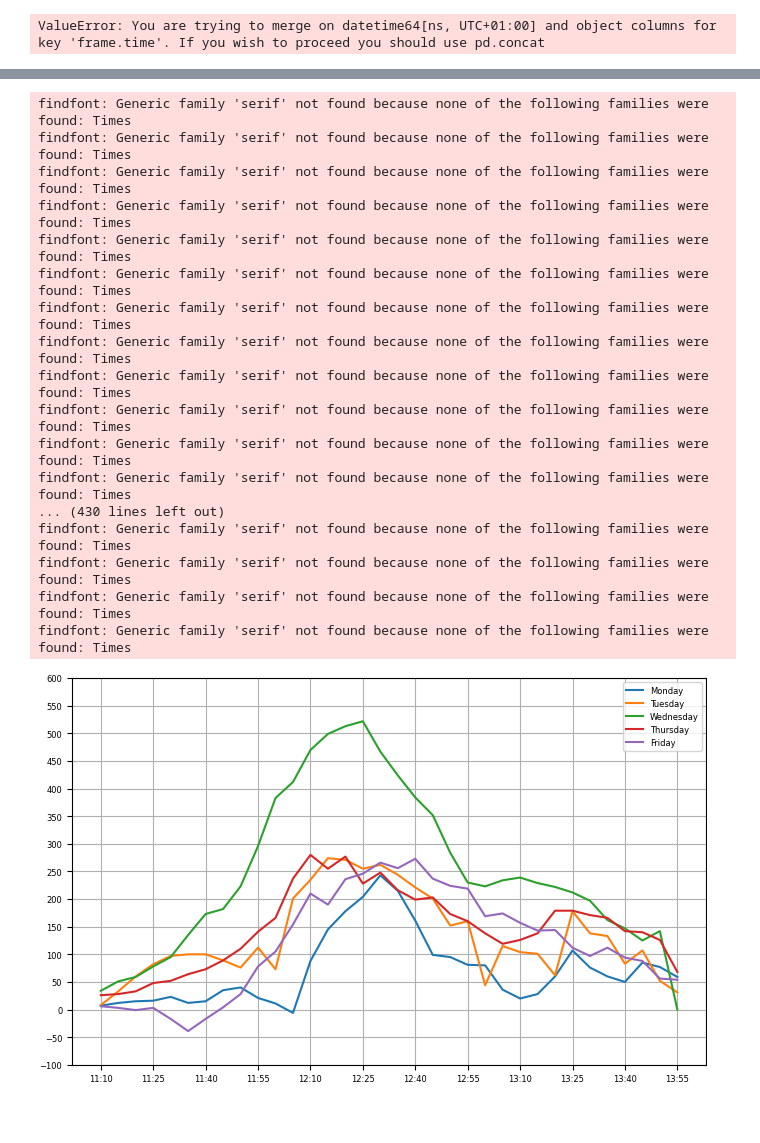
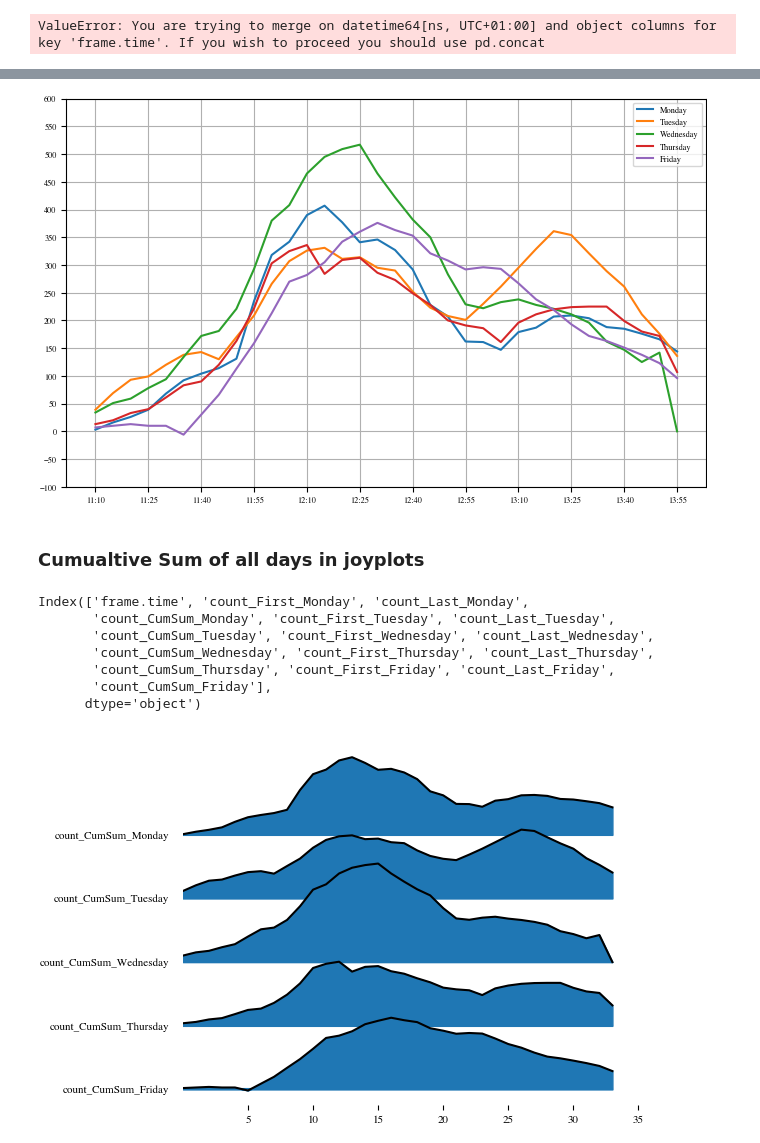
Before and after one commit to danielbischofff/dataLiteracyPeopleCounting, a Jupyter notebook: PeopleFlowMensa.ipynb, the cells around one changed output, grey strips where cells are left out. Saved outputs shown, nothing was run; the diff lists cells and outputs as text; code cells hidden in the pictures; blank space fills up the shorter version.

```diff
--- a/PeopleFlowMensa.ipynb
+++ b/PeopleFlowMensa.ipynb
@@ -240,0 +301,6 @@ d5timeCountLastFriday = keepOnlyTime(d5CountLastFriday).sort_index()
+# %%
+d5FirstLastMonday = rename_merge([d5CountFirstMonday, d5CountLastMonday], ['First', 'Last'])
+d5FirstLastTuesday = rename_merge([d5CountFirstTuesday, d5CountLastTuesday], ['First', 'Last'])
+d5FirstLastWednesday = rename_merge([d5CountFirstWednesday, d5CountLastWednesday], ['First', 'Last'])
+d5FirstLastThursday = rename_merge([d5CountFirstThursday, d5CountLastThursday], ['First', 'Last'])
+d5FirstLastFriday = rename_merge([d5CountFirstFriday, d5CountLastFriday], ['First', 'Last'])
@@ -240,0 +309,6 @@ d5timeCountLastFriday = keepOnlyTime(d5CountLastFriday).sort_index()
+# %%
+d5FirstLastCumSumMonday =  getcumSumMerged(d5FirstLastMonday)
+d5FirstLastCumSumTuesday =  getcumSumMerged(d5FirstLastTuesday)
+d5FirstLastCumSumWednesday =  getcumSumMerged(d5FirstLastWednesday)
+d5FirstLastCumSumThursday =  getcumSumMerged(d5FirstLastThursday)
+d5FirstLastCumSumFriday =  getcumSumMerged(d5FirstLastFriday)
@@ -240,0 +323,6 @@ d5timeCountLastFriday = keepOnlyTime(d5CountLastFriday).sort_index()
+# %%
+d5TimeFirstLastCumSumMonday = keepOnlyTime(d5FirstLastCumSumMonday)
+d5TimeFirstLastCumSumTuesday = keepOnlyTime(d5FirstLastCumSumTuesday)
+d5TimeFirstLastCumSumWednesday = keepOnlyTime(d5FirstLastCumSumWednesday)
+d5TimeFirstLastCumSumThursday = keepOnlyTime(d5FirstLastCumSumThursday)
+d5TimeFirstLastCumSumFriday = keepOnlyTime(d5FirstLastCumSumFriday)
@@ -353,2 +415,2 @@ plotQueue(naive_queue_model(3, 6, d1timeCountFirstWednesday),d1CumSumWednesday ,
 # %%
-d5WeekFirst = rename_merge([d5timeCountFirstMonday, d5timeCountFirstTuesday, d5timeCountFirstWednesday, d5timeCountFirstThursday, d5timeCountFirstFriday ], ['Monday', 'Tuesday', 'Wednesday', 'Thursday', 'Friday'])
+d5Week = rename_merge([d5TimeFirstLastCumSumMonday, d5TimeFirstLastCumSumTuesday, d5TimeFirstLastCumSumWednesday, d5TimeFirstLastCumSumThursday, d5TimeFirstLastCumSumFriday], ['Monday', 'Tuesday', 'Wednesday', 'Thursday', 'Friday'])
@@ -499,34 +520,17 @@ d5CumSumDaysMerged = rename_merge([d5CumSumMonday,d5CumSumTuesday,d5CumSumWednes
 # %%
 plt.rcParams.update(bundles.icml2022(column='full', nrows=1, ncols=1, usetex=False))
-plt.plot(d5CumSumDaysMerged['frame.time'],d5CumSumDaysMerged['count_Monday'], label='Monday')
-plt.plot(d5CumSumDaysMerged['frame.time'],d5CumSumDaysMerged['count_Tuesday'], label='Tuesday')
-plt.plot(d5CumSumDaysMerged['frame.time'],d5CumSumDaysMerged['count_Wednesday'], label='Wednesday')
-plt.plot(d5CumSumDaysMerged['frame.time'],d5CumSumDaysMerged['count_Thursday'], label='Thursday')
-plt.plot(d5CumSumDaysMerged['frame.time'],d5CumSumDaysMerged['count_Friday'], label='Friday')
+plt.plot(d5Week['frame.time'],d5Week['count_CumSum_Monday'], label='Monday')
+plt.plot(d5Week['frame.time'],d5Week['count_CumSum_Tuesday'], label='Tuesday')
+plt.plot(d5Week['frame.time'],d5Week['count_CumSum_Wednesday'], label='Wednesday')
+plt.plot(d5Week['frame.time'],d5Week['count_CumSum_Thursday'], label='Thursday')
+plt.plot(d5Week['frame.time'],d5Week['count_CumSum_Friday'], label='Friday')
 locsy, labels = plt.yticks()
 locsx, labels = plt.xticks()
 plt.legend()
 plt.yticks(np.linspace(min(locsy), max(locsy), num=15))
 plt.xticks(locsx[::3])
 plt.grid(True)
 plt.savefig('./plots/cumSumWeek.pdf')
 plt.show()
 # %% [output]
-findfont: Generic family 'serif' not found because none of the following families were found: Times
-findfont: Generic family 'serif' not found because none of the following families were found: Times
-findfont: Generic family 'serif' not found because none of the following families were found: Times
-findfont: Generic family 'serif' not found because none of the following families were found: Times
-findfont: Generic family 'serif' not found because none of the following families were found: Times
-findfont: Generic family 'serif' not found because none of the following families were found: Times
-findfont: Generic family 'serif' not found because none of the following families were found: Times
-findfont: Generic family 'serif' not found because none of the following families were found: Times
-findfont: Generic family 'serif' not found because none of the following families were found: Times
-findfont: Generic family 'serif' not found because none of the following families were found: Times
-findfont: Generic family 'serif' not found because none of the following families were found: Times
-findfont: Generic family 'serif' not found because none of the following families were found: Times
-... (430 lines left out)
-findfont: Generic family 'serif' not found because none of the following families were found: Times
-findfont: Generic family 'serif' not found because none of the following families were found: Times
-findfont: Generic family 'serif' not found because none of the following families were found: Times
-findfont: Generic family 'serif' not found because none of the following families were found: Times
-[figure, old version]
+[figure, new version]
@@ -536,0 +537,24 @@ d5CumSumWeek['time'] = d5CumSumWeek['frame.time'].dt.time
+# %% [markdown]
+### Cumualtive Sum of all days in joyplots
+# %%
+d5Week.columns
+# %% [output]
+Index(['frame.time', 'count_First_Monday', 'count_Last_Monday',
+       'count_CumSum_Monday', 'count_First_Tuesday', 'count_Last_Tuesday',
+       'count_CumSum_Tuesday', 'count_First_Wednesday', 'count_Last_Wednesday',
+       'count_CumSum_Wednesday', 'count_First_Thursday', 'count_Last_Thursday',
+       'count_CumSum_Thursday', 'count_First_Friday', 'count_Last_Friday',
+       'count_CumSum_Friday'],
+      dtype='object')
+# %%
+cool_df = d5Week[['frame.time','count_CumSum_Monday','count_CumSum_Tuesday', 'count_CumSum_Wednesday','count_CumSum_Thursday','count_CumSum_Friday']]
+# Assuming d5Week is a DataFrame with columns representing days of the week
+
+
+x_range = list(range(40))
+labels = cool_df['frame.time'].astype(str).drop_duplicates().sort_index()
+fig, axes = joypy.joyplot(cool_df, kind="values",  x_range=x_range)
+
+plt.show()
+# %% [output]
+[figure, added]
```
Also changed, not shown: parts of 52 cells of this notebook.
